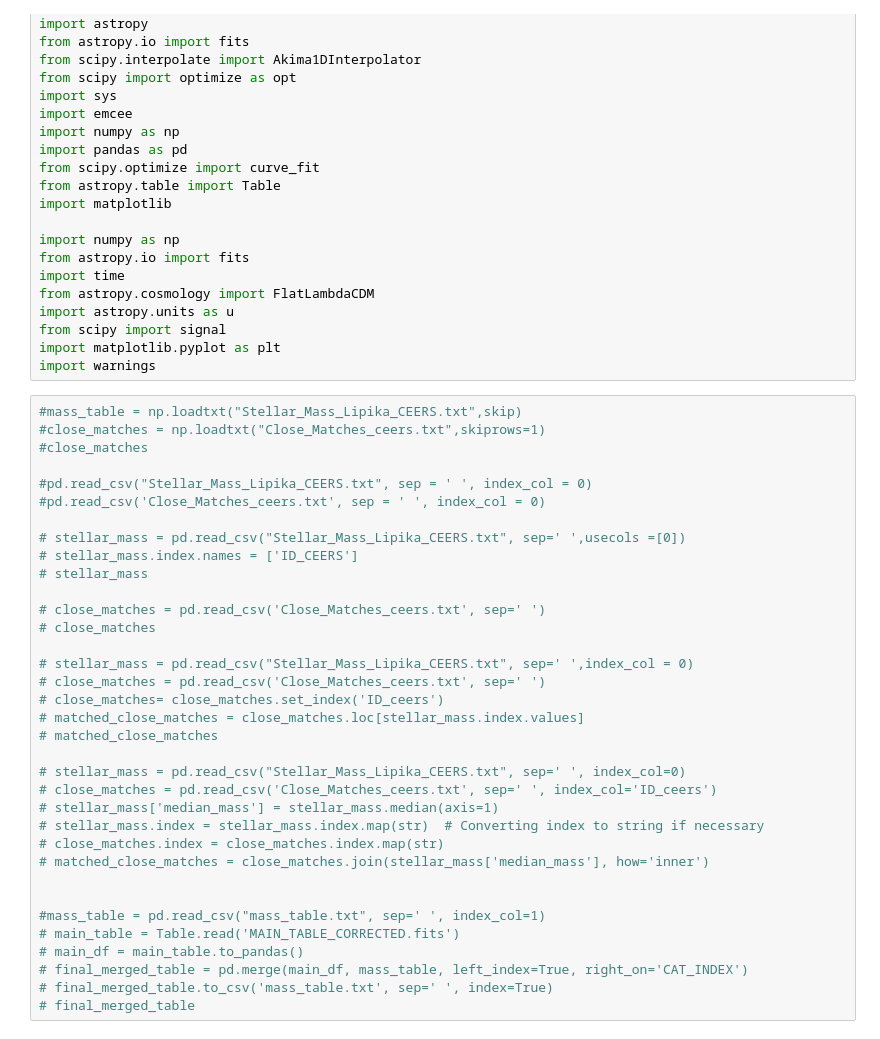
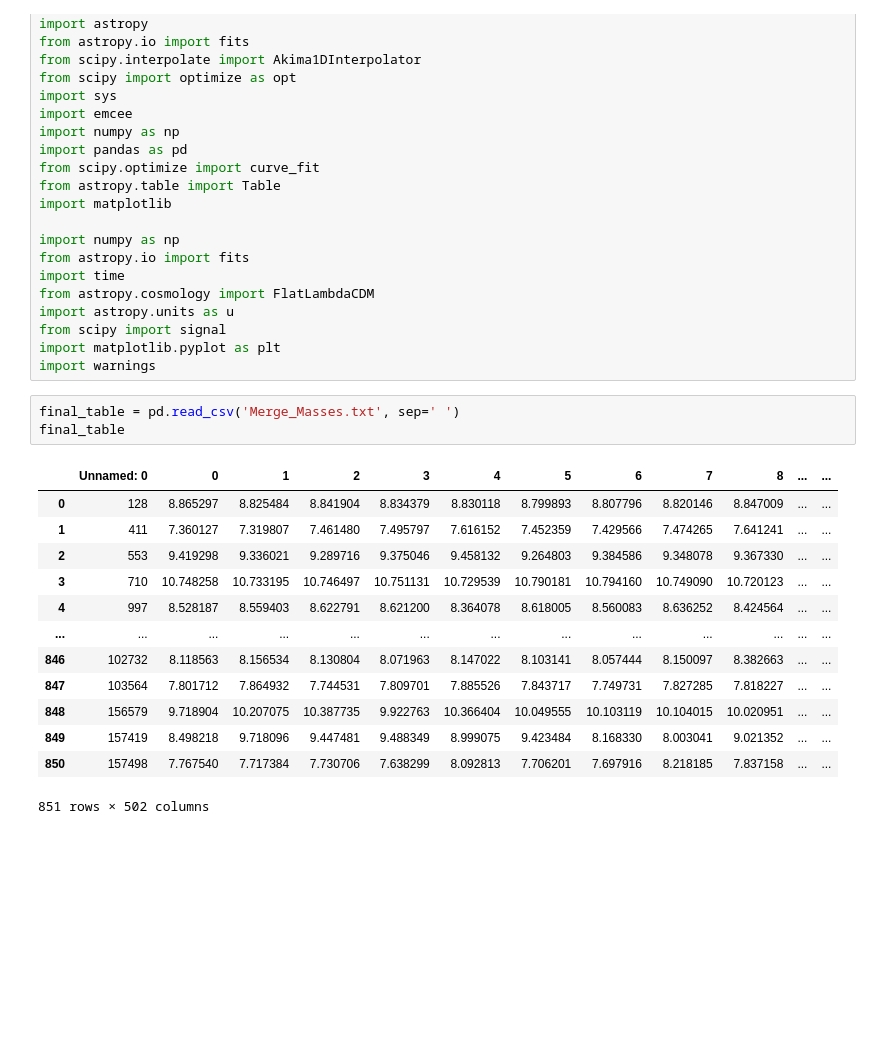
Before and after one commit to lipikachatur/VIP, a Jupyter notebook: (5) mass of CEERS and RUBIES.ipynb, the cells around one changed output. Drawn from its saved outputs; the diff is of its cells as text; blank space fills up the shorter version.

```diff
--- a/(5) mass of CEERS and RUBIES.ipynb
+++ b/(5) mass of CEERS and RUBIES.ipynb
@@ -25,38 +25,20 @@ import astropy.units as u
 from scipy import signal
 import matplotlib.pyplot as plt
 import warnings
-# %%
-#mass_table = np.loadtxt("Stellar_Mass_Lipika_CEERS.txt",skip)
-#close_matches = np.loadtxt("Close_Matches_ceers.txt",skiprows=1)
-#close_matches
-
-#pd.read_csv("Stellar_Mass_Lipika_CEERS.txt", sep = ' ', index_col = 0)
-#pd.read_csv('Close_Matches_ceers.txt', sep = ' ', index_col = 0)
-
-# stellar_mass = pd.read_csv("Stellar_Mass_Lipika_CEERS.txt", sep=' ',usecols =[0])
-# stellar_mass.index.names = ['ID_CEERS']
-# stellar_mass
-
-# close_matches = pd.read_csv('Close_Matches_ceers.txt', sep=' ')
-# close_matches
-
-# stellar_mass = pd.read_csv("Stellar_Mass_Lipika_CEERS.txt", sep=' ',index_col = 0)
-# close_matches = pd.read_csv('Close_Matches_ceers.txt', sep=' ')
-# close_matches= close_matches.set_index('ID_ceers')
-# matched_close_matches = close_matches.loc[stellar_mass.index.values]
-# matched_close_matches
-
-# stellar_mass = pd.read_csv("Stellar_Mass_Lipika_CEERS.txt", sep=' ', index_col=0)
-# close_matches = pd.read_csv('Close_Matches_ceers.txt', sep=' ', index_col='ID_ceers')
-# stellar_mass['median_mass'] = stellar_mass.median(axis=1)
-# stellar_mass.index = stellar_mass.index.map(str)  # Converting index to string if necessary
-# close_matches.index = close_matches.index.map(str)
-# matched_close_matches = close_matches.join(stellar_mass['median_mass'], how='inner')
-
-
-#mass_table = pd.read_csv("mass_table.txt", sep=' ', index_col=1)
-# main_table = Table.read('MAIN_TABLE_CORRECTED.fits')
-# main_df = main_table.to_pandas()
-# final_merged_table = pd.merge(main_df, mass_table, left_index=True, right_on='CAT_INDEX')
-# final_merged_table.to_csv('mass_table.txt', sep=' ', index=True)
-# final_merged_table
+# %%
+final_table = pd.read_csv('Merge_Masses.txt', sep=' ')
+final_table
+# %% [output]
+|  | Unnamed: 0 | 0 | 1 | 2 | 3 | 4 | 5 | 6 | 7 | 8 | ... | ... |
+| 0 | 128 | 8.865297 | 8.825484 | 8.841904 | 8.834379 | 8.830118 | 8.799893 | 8.807796 | 8.820146 | 8.847009 | ... | ... |
+| 1 | 411 | 7.360127 | 7.319807 | 7.461480 | 7.495797 | 7.616152 | 7.452359 | 7.429566 | 7.474265 | 7.641241 | ... | ... |
+| 2 | 553 | 9.419298 | 9.336021 | 9.289716 | 9.375046 | 9.458132 | 9.264803 | 9.384586 | 9.348078 | 9.367330 | ... | ... |
+| 3 | 710 | 10.748258 | 10.733195 | 10.746497 | 10.751131 | 10.729539 | 10.790181 | 10.794160 | 10.749090 | 10.720123 | ... | ... |
+| 4 | 997 | 8.528187 | 8.559403 | 8.622791 | 8.621200 | 8.364078 | 8.618005 | 8.560083 | 8.636252 | 8.424564 | ... | ... |
+| ... | ... | ... | ... | ... | ... | ... | ... | ... | ... | ... | ... | ... |
+| 846 | 102732 | 8.118563 | 8.156534 | 8.130804 | 8.071963 | 8.147022 | 8.103141 | 8.057444 | 8.150097 | 8.382663 | ... | ... |
+| 847 | 103564 | 7.801712 | 7.864932 | 7.744531 | 7.809701 | 7.885526 | 7.843717 | 7.749731 | 7.827285 | 7.818227 | ... | ... |
+| 848 | 156579 | 9.718904 | 10.207075 | 10.387735 | 9.922763 | 10.366404 | 10.049555 | 10.103119 | 10.104015 | 10.020951 | ... | ... |
+| 849 | 157419 | 8.498218 | 9.718096 | 9.447481 | 9.488349 | 8.999075 | 9.423484 | 8.168330 | 8.003041 | 9.021352 | ... | ... |
+| 850 | 157498 | 7.767540 | 7.717384 | 7.730706 | 7.638299 | 8.092813 | 7.706201 | 7.697916 | 8.218185 | 7.837158 | ... | ... |
+851 rows × 502 columns
```
Also changed, not shown: parts of 16 cells of this notebook, 6 other files.
